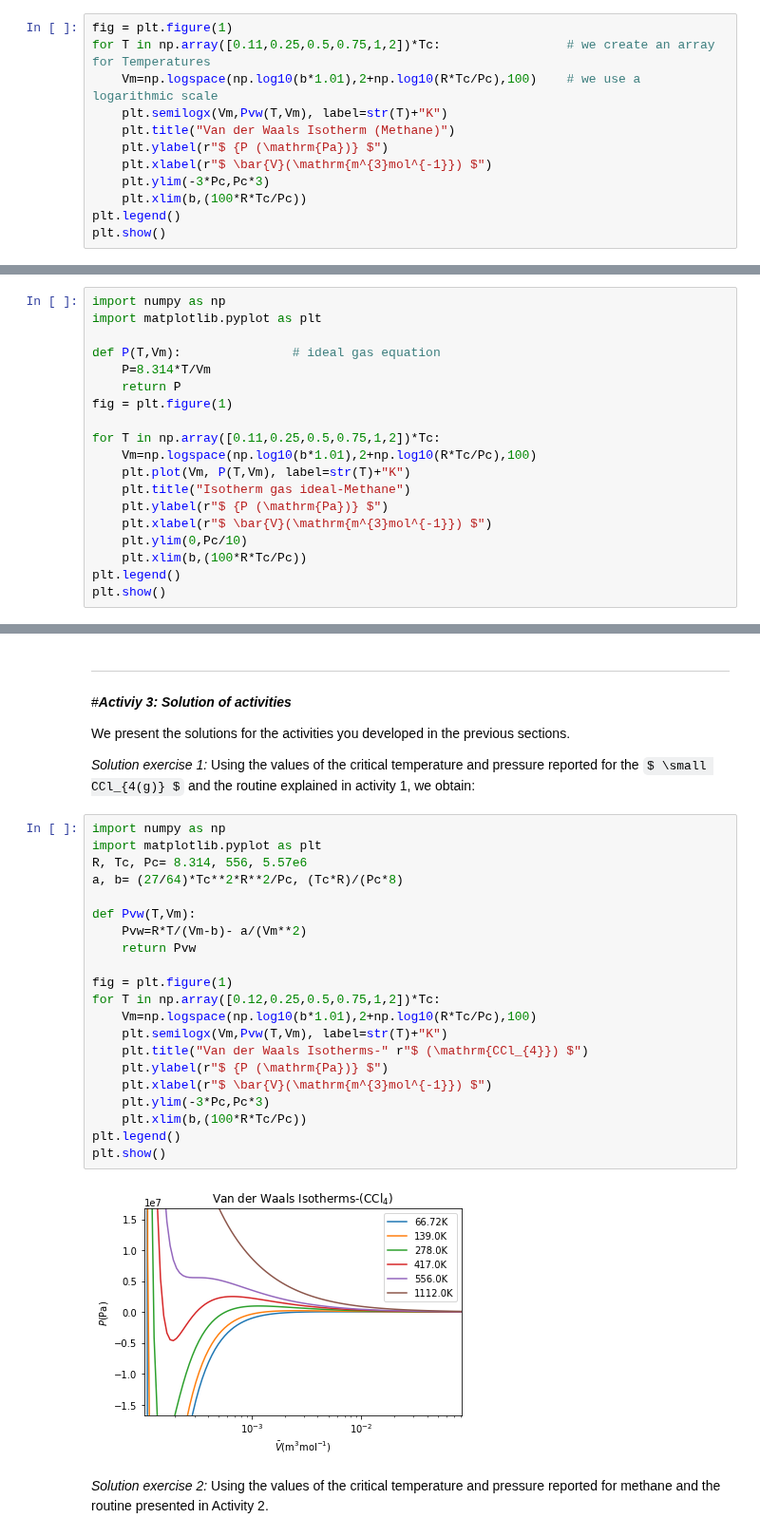
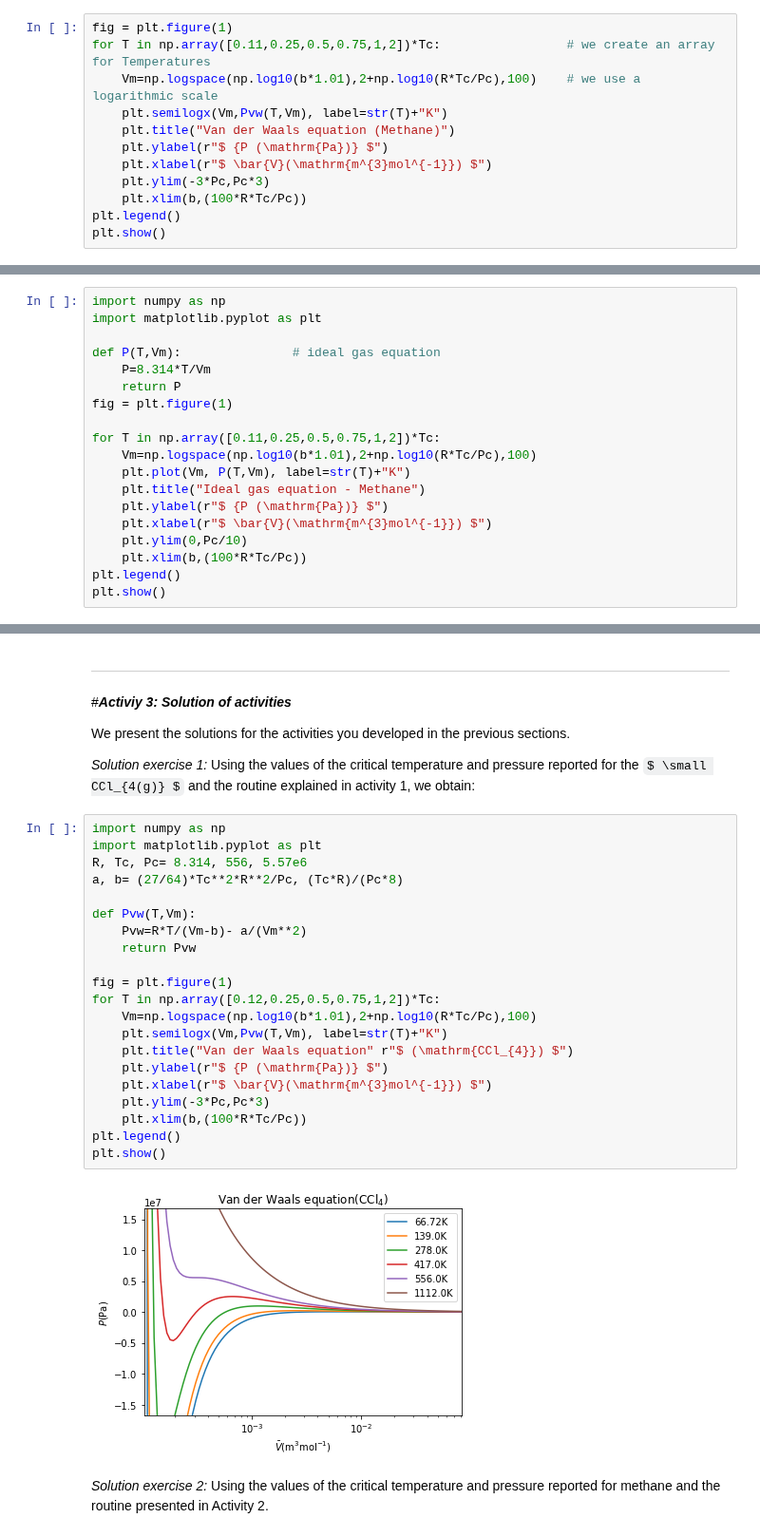
Before and after one commit to wavallejol/ColabChem, a Jupyter notebook: Session4_English.ipynb, the cells around one changed output, grey strips where cells are left out. Shown at 95% size. Cells and saved outputs as stored; diff of their text form; some formulas as TeX source.

```diff
--- a/Session4_English.ipynb
+++ b/Session4_English.ipynb
@@ -62,7 +62,7 @@ fig = plt.figure(1)
 for T in np.array([0.11,0.25,0.5,0.75,1,2])*Tc:                 # we create an array for Temperatures
     Vm=np.logspace(np.log10(b*1.01),2+np.log10(R*Tc/Pc),100)    # we use a logarithmic scale
     plt.semilogx(Vm,Pvw(T,Vm), label=str(T)+"K")
-    plt.title("Van der Waals Isotherm (Methane)")
+    plt.title("Van der Waals equation (Methane)")
     plt.ylabel(r"$ {P (\mathrm{Pa})} $")
     plt.xlabel(r"$ \bar{V}(\mathrm{m^{3}mol^{-1}}) $")
     plt.ylim(-3*Pc,Pc*3)
@@ -85,7 +85,7 @@ fig = plt.figure(1)
 for T in np.array([0.11,0.25,0.5,0.75,1,2])*Tc:
     Vm=np.logspace(np.log10(b*1.01),2+np.log10(R*Tc/Pc),100)
     plt.plot(Vm, P(T,Vm), label=str(T)+"K")
-    plt.title("Isotherm gas ideal-Methane")
+    plt.title("Ideal gas equation - Methane")
     plt.ylabel(r"$ {P (\mathrm{Pa})} $")
     plt.xlabel(r"$ \bar{V}(\mathrm{m^{3}mol^{-1}}) $")
     plt.ylim(0,Pc/10)
@@ -122,25 +122,25 @@ We present the solutions for the activities you developed in the previous sectio
 # %%
 import numpy as np
 import matplotlib.pyplot as plt
 R, Tc, Pc= 8.314, 556, 5.57e6
 a, b= (27/64)*Tc**2*R**2/Pc, (Tc*R)/(Pc*8)
 
 def Pvw(T,Vm):
     Pvw=R*T/(Vm-b)- a/(Vm**2)
     return Pvw
 
 fig = plt.figure(1)
 for T in np.array([0.12,0.25,0.5,0.75,1,2])*Tc:
     Vm=np.logspace(np.log10(b*1.01),2+np.log10(R*Tc/Pc),100)
     plt.semilogx(Vm,Pvw(T,Vm), label=str(T)+"K")
-    plt.title("Van der Waals Isotherms-" r"$ (\mathrm{CCl_{4}}) $")
+    plt.title("Van der Waals equation" r"$ (\mathrm{CCl_{4}}) $")
     plt.ylabel(r"$ {P (\mathrm{Pa})} $")
     plt.xlabel(r"$ \bar{V}(\mathrm{m^{3}mol^{-1}}) $")
     plt.ylim(-3*Pc,Pc*3)
     plt.xlim(b,(100*R*Tc/Pc))
 plt.legend()
 plt.show()
 # %% [output]
-[figure, old version]
+[figure, new version]
 # %% [markdown]
 
```
Also changed, not shown: parts of 3 cells of this notebook.
